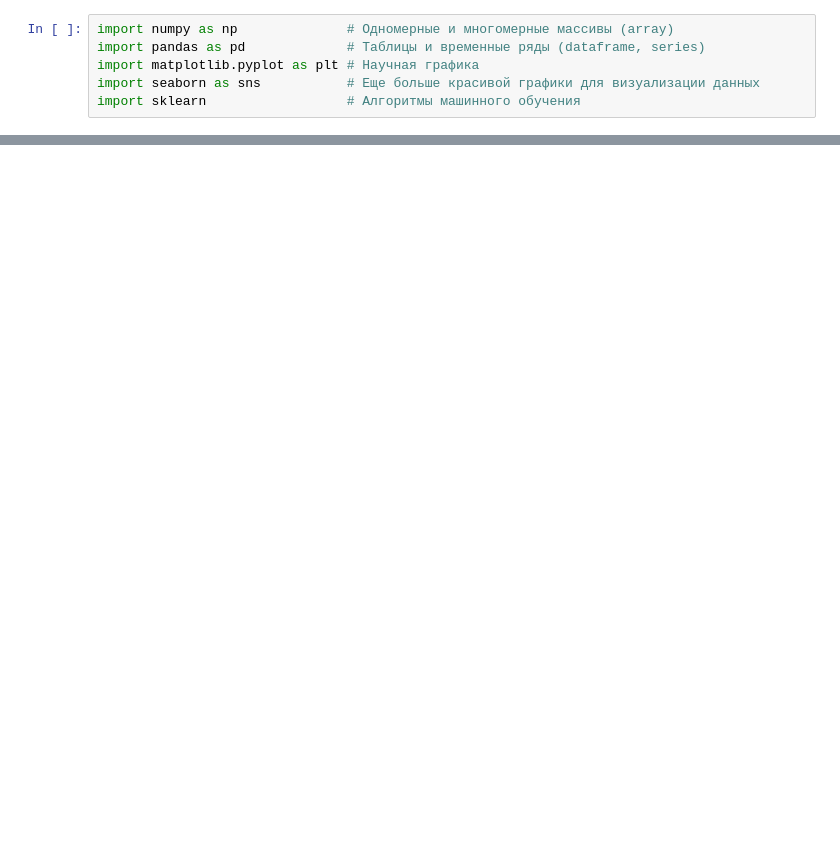
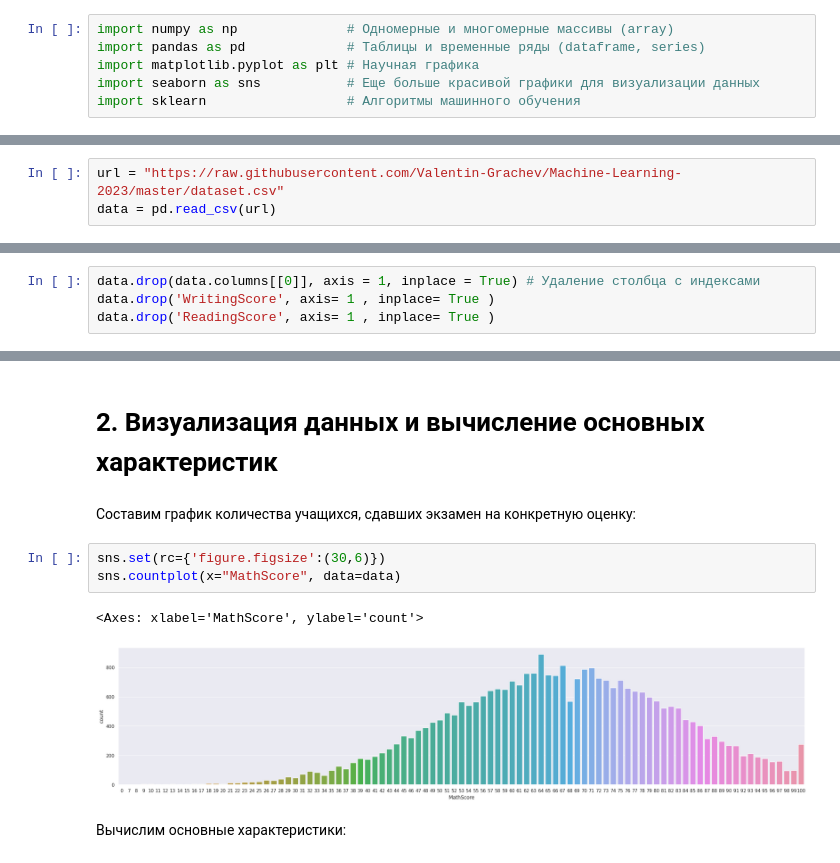
Before and after one commit to TechnoWolf96/Bring-Light, a Jupyter notebook: Student_Exam_Scores.ipynb, the cells around one changed output, grey strips where cells are left out. Saved outputs shown, nothing was run; the diff lists cells and outputs as text; blank space fills up the shorter version.

```diff
--- a/Student_Exam_Scores.ipynb
+++ b/Student_Exam_Scores.ipynb
@@ -81,0 +9,3 @@ print("76-100: " + "{:.2f}".format(between_76_100_percent) + "%")
+# %%
+url = "https://raw.githubusercontent.com/Valentin-Grachev/Machine-Learning-2023/master/dataset.csv"
+data = pd.read_csv(url)
@@ -81,0 +22,4 @@ print("76-100: " + "{:.2f}".format(between_76_100_percent) + "%")
+# %%
+data.drop(data.columns[[0]], axis = 1, inplace = True) # Удаление столбца с индексами
+data.drop('WritingScore', axis= 1 , inplace= True )
+data.drop('ReadingScore', axis= 1 , inplace= True )
@@ -81,0 +77,12 @@ print("76-100: " + "{:.2f}".format(between_76_100_percent) + "%")
+# %% [markdown]
+# 2. Визуализация данных и вычисление основных характеристик
+# %% [markdown]
+Составим график количества учащихся, сдавших экзамен на конкретную оценку:
+# %%
+sns.set(rc={'figure.figsize':(30,6)})
+sns.countplot(x="MathScore", data=data)
+# %% [output]
+<Axes: xlabel='MathScore', ylabel='count'>
+[figure, added]
+# %% [markdown]
+Вычислим основные характеристики:
```
Also changed, not shown: parts of 72 cells of this notebook.
